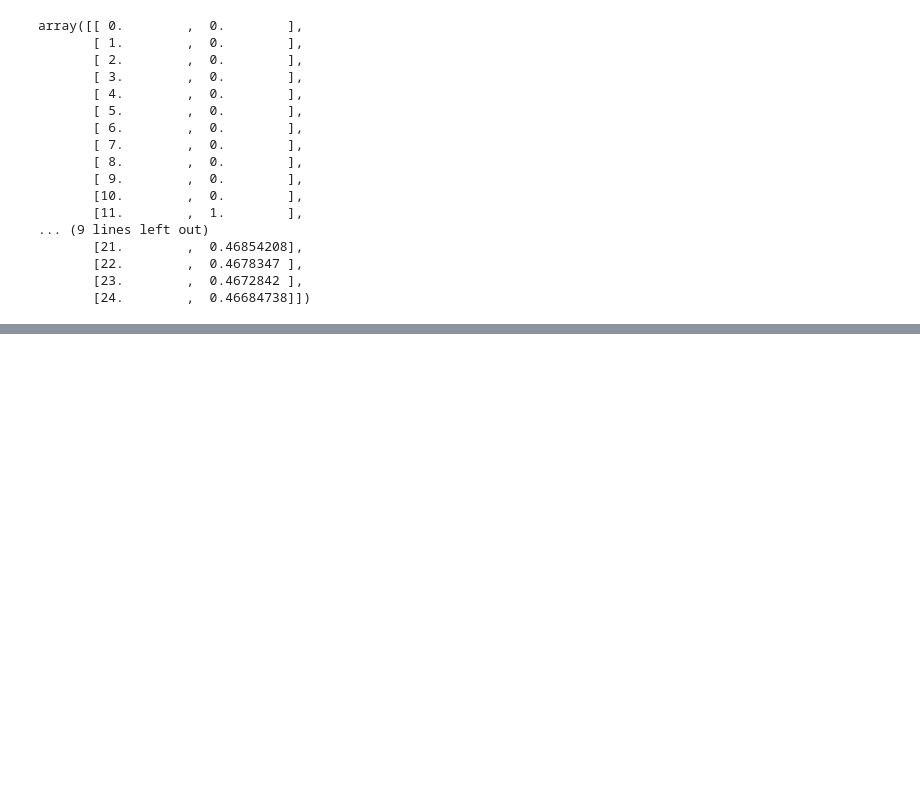
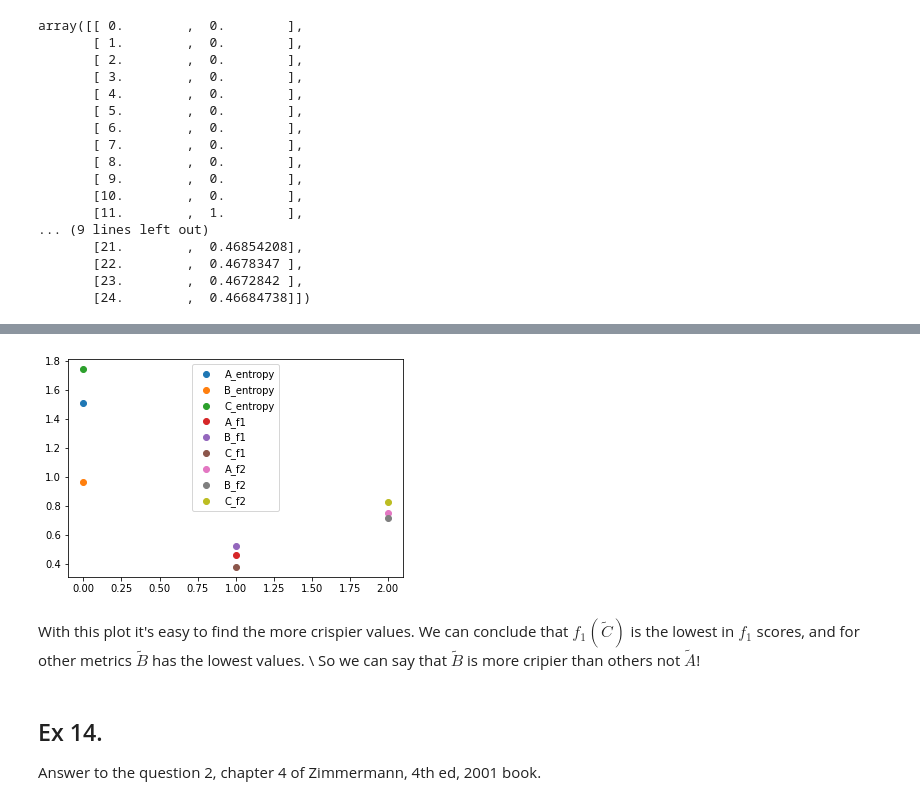
Before and after one commit to amindadgar/Fuzzy-Systems, a Jupyter notebook: HW1/main.ipynb, the cells around one changed output, grey strips where cells are left out. Drawn from its saved outputs; the diff is of its cells as text; code cells hidden in the pictures; blank space fills up the shorter version.

Commit message:
Until question 15 answers are added!

```diff
--- a/HW1/main.ipynb
+++ b/HW1/main.ipynb
@@ -1085,0 +1105,8 @@ array([[ 0.        ,  0.        ],
+# %%
+## compute entropy with k = 1
+display(Math(r'\tilde{A} \text{ entropy with }K=1:'))
+A_entropy = find_fuzziness(A_tilde, entropy=1)
+display(Math(r'\tilde{B} \text{ entropy with }K=1:'))
+B_entropy = find_fuzziness(B_tilde, entropy=1)
+display(Math(r'\tilde{C} \text{ entropy with }K=1:'))
+C_entropy = find_fuzziness(C_tilde, entropy=1)
@@ -1085,0 +1122,8 @@ array([[ 0.        ,  0.        ],
+# %%
+## compute f_1
+display(Math(r'f_1(\tilde{A}):'))
+A_f1 = find_fuzziness(A_tilde, distance=1)
+display(Math(r'f_1(\tilde{B}):'))
+B_f1 = find_fuzziness(B_tilde, distance=1)
+display(Math(r'f_1(\tilde{C}):'))
+C_f1 = find_fuzziness(C_tilde, distance=1)
@@ -1085,0 +1139,8 @@ array([[ 0.        ,  0.        ],
+# %%
+## compute f_1
+display(Math(r'f_2(\tilde{A}):'))
+A_f2 = find_fuzziness(A_tilde, distance=2)
+display(Math(r'f_2(\tilde{B}):'))
+B_f2 = find_fuzziness(B_tilde, distance=2)
+display(Math(r'f_2(\tilde{C}):'))
+C_f2 = find_fuzziness(C_tilde, distance=3)
@@ -1085,0 +1154,24 @@ array([[ 0.        ,  0.        ],
+# %%
+plt.scatter(0, A_entropy)
+plt.scatter(0, B_entropy)
+plt.scatter(0, C_entropy)
+
+plt.scatter(1,A_f1)
+plt.scatter(1,B_f1)
+plt.scatter(1,C_f1)
+
+plt.scatter(2, A_f2)
+plt.scatter(2, B_f2)
+plt.scatter(2, C_f2)
+
+plt.legend(['A_entropy', 'B_entropy', 'C_entropy','A_f1', 'B_f1', 'C_f1',
+           'A_f2', 'B_f2', 'C_f2'], )
+plt.show()
+# %% [output]
+[figure, added]
+# %% [markdown]
+With this plot it's easy to find the more crispier values. We can conclude that $f_1(\tilde{C})$ is the lowest in $f_1$ scores, and for other metrics $\tilde{B}$ has the lowest values. \\
+So we can say that $\tilde{B}$ is more cripier than others not $\tilde{A}$!
+# %% [markdown]
+## Ex 14.
+Answer to the question 2, chapter 4 of Zimmermann, 4th ed, 2001 book.
```
Also changed, not shown: parts of 14 cells of this notebook, 1 other file.
